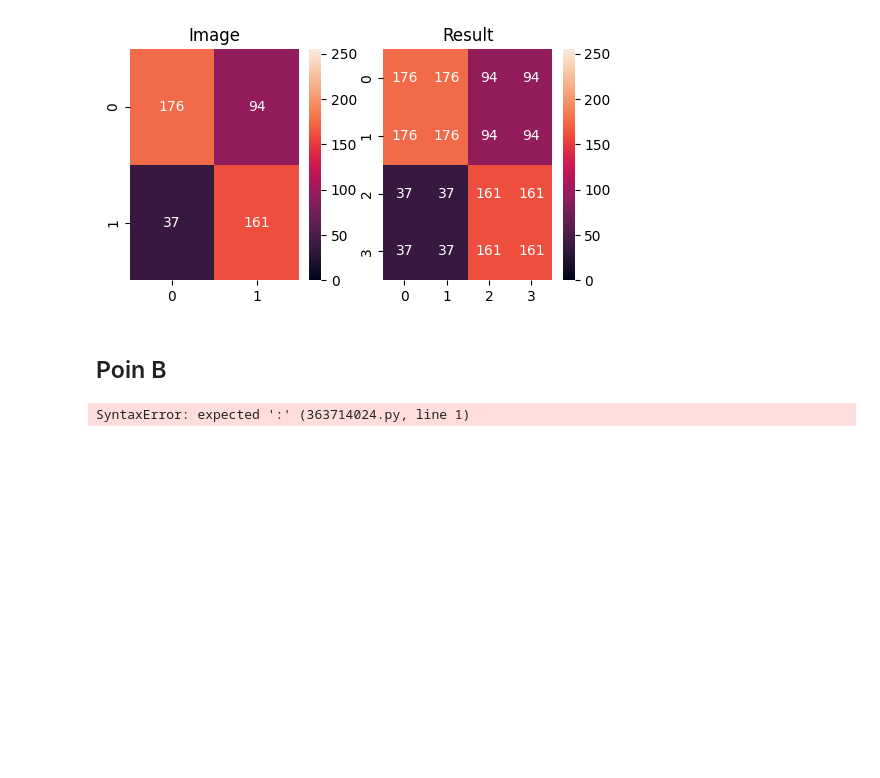
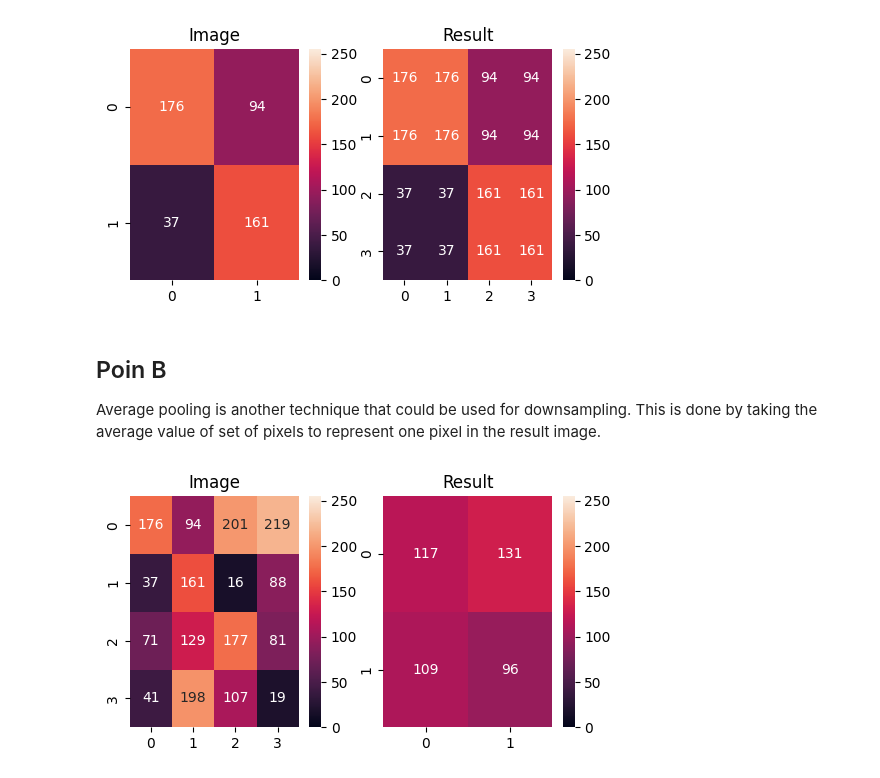
Before and after one commit to solsteace/Kata__image-processing, a Jupyter notebook: act03/3.ipynb, the cells around one changed output. Cells and saved outputs as stored; diff of their text form; code cells hidden in the pictures; blank space fills up the shorter version.

Commit message:
feat: complete max pooling (2/3)

```diff
--- a/act03/3.ipynb
+++ b/act03/3.ipynb
@@ -72,20 +72,38 @@ Upsampling
 [figure]
 # %% [markdown]
 ## Poin B
+Average pooling is another technique that could be used for downsampling. This is done by taking the average value of set of pixels to represent one pixel in the result image.
 # %%
 def B():
     image = np.array([
         [176, 94, 201, 219],
         [37, 161, 16, 88],
         [71, 129, 177, 81],
         [41, 198, 107, 19]
+    ], dtype=int)
+
+    result = np.empty((2, 2), dtype=int)
+    result[0][0] = np.average(
+        [image[0][0], image[0][1],
+        image[1][0], image[1][1]
+    ])
+    result[0][1] = np.average(
+        [image[0][2], image[0][3],
+        image[1][2], image[1][3]
+    ])
+    result[1][0] = np.average(
+        [image[2][0], image[2][1],
+        image[3][0], image[3][1]
+    ])
+    result[1][1] = np.average(
+        [image[2][2], image[2][3],
+        image[3][2], image[3][3]
     ])
 
-    result = np.empty((2, 2))
-    print(result)
+    showResult(image, result)
 
 B()
 # %% [output]
-SyntaxError: expected ':' (363714024.py, line 1)
+[figure, added]
 # %% [markdown]
 ## Poin C
```
Also changed, not shown: parts of 2 cells of this notebook.
